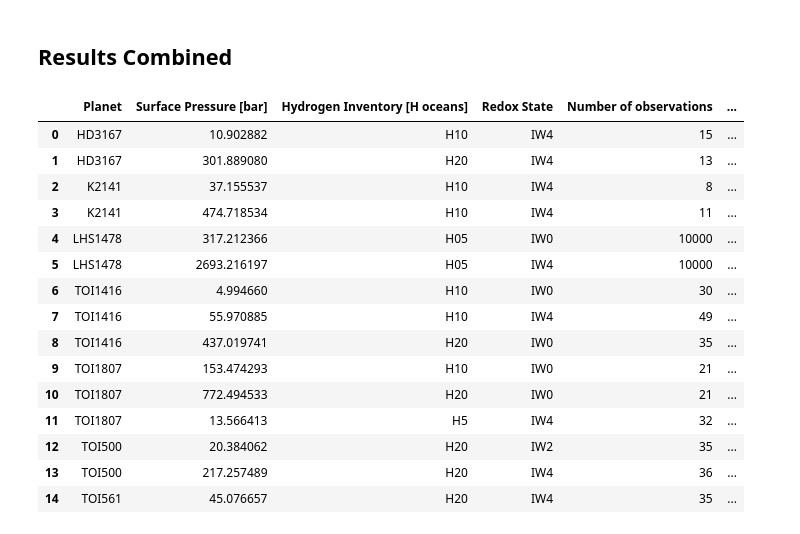
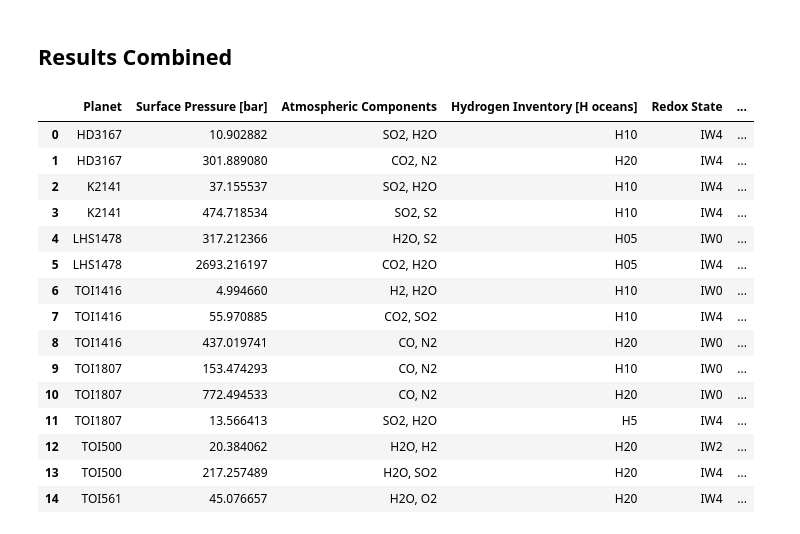
Before and after one commit to lorlo9999/MasterThesis, a Jupyter notebook: blackbody-fit.ipynb, the cells around one changed output. Drawn from its saved outputs; the diff is of its cells as text; code cells hidden in the pictures.

```diff
--- a/blackbody-fit.ipynb
+++ b/blackbody-fit.ipynb
@@ -566,34 +566,34 @@ nightside_success
 # %%
 #combine the two dataframes but first drop the 'TOI431' rows from nightside_success since we don't have a simulation for that planet
 nightside_success_filtered = nightside_success[nightside_success['Planet'] != 'TOI431']
 
 #take only the 'Planet', 'Surface Pressure [bar]', and 'Number of observations' columns from nightside_success_filtered
-nightside_success_filtered = nightside_success_filtered[['Planet', 'Surface Pressure [bar]','Hydrogen Inventory [H oceans]','Redox State', 'Number of observations']]
+nightside_success_filtered = nightside_success_filtered[['Planet', 'Surface Pressure [bar]','Atmospheric Components','Hydrogen Inventory [H oceans]','Redox State', 'Integration Time (hours)','Number of observations']]
 
 results_df_filtered = results_df[['Observations with bb fit', 'Mean Temperature', 'Median Temperature', '1-sigma Lower', '1-sigma Upper']]
 #merge the two dataframes on 'Planet' and 'Surface Pressure [bar]' (which is the same as 'Surface Pressure' in results_df)
 combined_df = pd.concat(
     [nightside_success_filtered.reset_index(drop=True),
      results_df_filtered.reset_index(drop=True)],
     axis=1
 )
 combined_df
 # %% [output]
-|  | Planet | Surface Pressure [bar] | Hydrogen Inventory [H oceans] | Redox State | Number of observations | ... |
-| 0 | HD3167 | 10.902882 | H10 | IW4 | 15 | ... |
-| 1 | HD3167 | 301.889080 | H20 | IW4 | 13 | ... |
-| 2 | K2141 | 37.155537 | H10 | IW4 | 8 | ... |
-| 3 | K2141 | 474.718534 | H10 | IW4 | 11 | ... |
-| 4 | LHS1478 | 317.212366 | H05 | IW0 | 10000 | ... |
-| 5 | LHS1478 | 2693.216197 | H05 | IW4 | 10000 | ... |
-| 6 | TOI1416 | 4.994660 | H10 | IW0 | 30 | ... |
-| 7 | TOI1416 | 55.970885 | H10 | IW4 | 49 | ... |
-| 8 | TOI1416 | 437.019741 | H20 | IW0 | 35 | ... |
-| 9 | TOI1807 | 153.474293 | H10 | IW0 | 21 | ... |
-| 10 | TOI1807 | 772.494533 | H20 | IW0 | 21 | ... |
-| 11 | TOI1807 | 13.566413 | H5 | IW4 | 32 | ... |
-| 12 | TOI500 | 20.384062 | H20 | IW2 | 35 | ... |
-| 13 | TOI500 | 217.257489 | H20 | IW4 | 36 | ... |
-| 14 | TOI561 | 45.076657 | H20 | IW4 | 35 | ... |
+|  | Planet | Surface Pressure [bar] | Atmospheric Components | Hydrogen Inventory [H oceans] | Redox State | ... |
+| 0 | HD3167 | 10.902882 | SO2, H2O | H10 | IW4 | ... |
+| 1 | HD3167 | 301.889080 | CO2, N2 | H20 | IW4 | ... |
+| 2 | K2141 | 37.155537 | SO2, H2O | H10 | IW4 | ... |
+| 3 | K2141 | 474.718534 | SO2, S2 | H10 | IW4 | ... |
+| 4 | LHS1478 | 317.212366 | H2O, S2 | H05 | IW0 | ... |
+| 5 | LHS1478 | 2693.216197 | CO2, H2O | H05 | IW4 | ... |
+| 6 | TOI1416 | 4.994660 | H2, H2O | H10 | IW0 | ... |
+| 7 | TOI1416 | 55.970885 | CO2, SO2 | H10 | IW4 | ... |
+| 8 | TOI1416 | 437.019741 | CO, N2 | H20 | IW0 | ... |
+| 9 | TOI1807 | 153.474293 | CO, N2 | H10 | IW0 | ... |
+| 10 | TOI1807 | 772.494533 | CO, N2 | H20 | IW0 | ... |
+| 11 | TOI1807 | 13.566413 | SO2, H2O | H5 | IW4 | ... |
+| 12 | TOI500 | 20.384062 | H2O, H2 | H20 | IW2 | ... |
+| 13 | TOI500 | 217.257489 | H2O, SO2 | H20 | IW4 | ... |
+| 14 | TOI561 | 45.076657 | H2O, O2 | H20 | IW4 | ... |
 # %%
 combined_df.to_csv("combined_nightside_results.csv", index=True)
```
Also changed, not shown: 3 other files.
